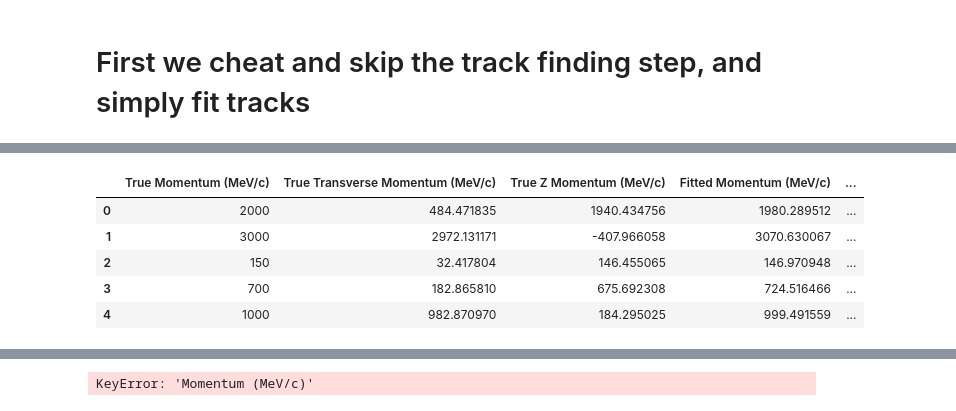
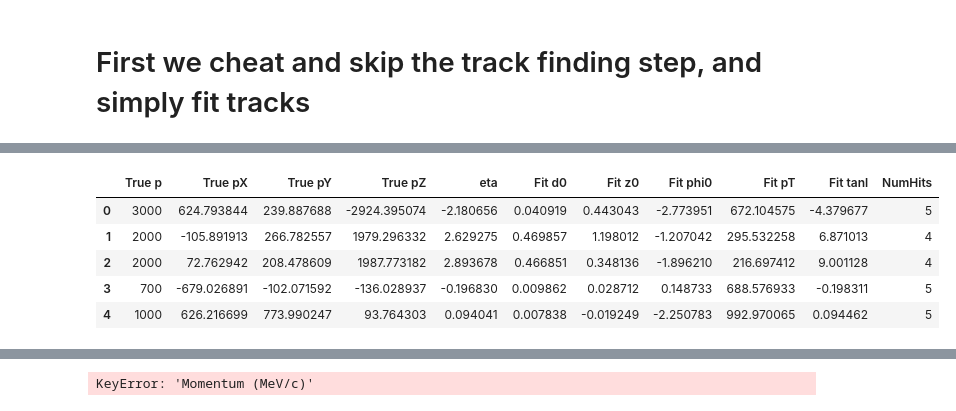
Before and after one commit to P4GAN/B8_Project, a Jupyter notebook: Analysis/track_analysis.ipynb, the cells around one changed output, grey strips where cells are left out. Drawn from its saved outputs; the diff is of its cells as text; code cells hidden in the pictures.

```diff
--- a/Analysis/track_analysis.ipynb
+++ b/Analysis/track_analysis.ipynb
@@ -154,0 +182,12 @@ array([[<Axes: title={'center': 'True Momentum (MeV/c)'}>,
+# %%
+tracks.GetEntry(0)
+x = np.array(tracks.HitPositionX)
+y = np.array(tracks.HitPositionY)
+z = np.array(tracks.HitPositionZ)
+
+xc, yc, R_abs = karamaki_fit(x, y)
+plt.scatter(x, y)
+phi = np.linspace(0, 2 * np.pi, 100)
+plt.plot(xc + R_abs * np.cos(phi), yc + R_abs * np.sin(phi))
+
+print(xc, yc, R_abs)
@@ -155,52 +197,49 @@ array([[<Axes: title={'center': 'True Momentum (MeV/c)'}>,
 # %%
 B = 1.7
 
 cutoff_momentum = 50_000 # 50 MeV
 
 data = []
 
 for i in range(num_tracks):
     tracks.GetEntry(i)
     if tracks.NumHits < 4:
         continue
     x = np.array(tracks.HitPositionX)
     y = np.array(tracks.HitPositionY)
     z = np.array(tracks.HitPositionZ)
-    d0, z0, phi0, fitted_pT_MeV, tanl = fit_helix_2(x, y, z, B)
+    d0, z0, phi0, pT, tanl = fit_helix_2(x, y, z, B)
 
-    fitted_pZ = tanl * fitted_pT_MeV
-    fitted_p = np.sqrt(fitted_pT_MeV ** 2 + fitted_pZ ** 2)
+    fitted_pZ = tanl * fitted_pT
+    fitted_p = np.sqrt(fitted_pT ** 2 + fitted_pZ ** 2)
 
     pX, pY, pZ = tracks.MomentumX, tracks.MomentumY, tracks.MomentumZ
     p = np.sqrt(pX ** 2 + pY ** 2 + pZ ** 2)
-    pT = np.sqrt(pX ** 2 + pY ** 2)
     eta = np.arctanh(pZ / p)
-
-    delta_p = (fitted_p - p) / p
-    delta_pT = (fitted_pT - pT) / pT
-
-    error = RMSE(x, y, z, x_c, y_c, z0, fitted_pZ, fitted_pT, R)
 
     if fitted_p > cutoff_momentum:
         continue
 
     data.append({
-        "True Momentum (MeV/c)": round(p),
-        "True Transverse Momentum (MeV/c)": pT,
-        "True Z Momentum (MeV/c)": pZ,
-        "Fitted Momentum (MeV/c)": fitted_p,
-        "Fitted Transverse Momentum (MeV/c)": fitted_pT,
-        "Fitted Z Momentum (MeV/c)": fitted_pZ,
-        "Pseudorapidity": eta,
-        "DCA (mm)": d0
+        "True p": round(p),
+        "True pX": pX,
+        "True pY": pY,
+        "True pZ": pZ,
+        "eta": eta,
+        "Fit d0": d0,
+        "Fit z0": z0,
+        "Fit phi0": phi0,
+        "Fit pT": pT,
+        "Fit tanl": tanl,
+        "NumHits": tracks.NumHits
     })
 
 df2 = pd.DataFrame(data)
 df2.head()
 # %% [output]
-|  | True Momentum (MeV/c) | True Transverse Momentum (MeV/c) | True Z Momentum (MeV/c) | Fitted Momentum (MeV/c) | ... |
-| 0 | 2000 | 484.471835 | 1940.434756 | 1980.289512 | ... |
-| 1 | 3000 | 2972.131171 | -407.966058 | 3070.630067 | ... |
-| 2 | 150 | 32.417804 | 146.455065 | 146.970948 | ... |
-| 3 | 700 | 182.865810 | 675.692308 | 724.516466 | ... |
-| 4 | 1000 | 982.870970 | 184.295025 | 999.491559 | ... |
+|  | True p | True pX | True pY | True pZ | eta | Fit d0 | Fit z0 | Fit phi0 | Fit pT | Fit tanl | NumHits |
+| 0 | 3000 | 624.793844 | 239.887688 | -2924.395074 | -2.180656 | 0.040919 | 0.443043 | -2.773951 | 672.104575 | -4.379677 | 5 |
+| 1 | 2000 | -105.891913 | 266.782557 | 1979.296332 | 2.629275 | 0.469857 | 1.198012 | -1.207042 | 295.532258 | 6.871013 | 4 |
+| 2 | 2000 | 72.762942 | 208.478609 | 1987.773182 | 2.893678 | 0.466851 | 0.348136 | -1.896210 | 216.697412 | 9.001128 | 4 |
+| 3 | 700 | -679.026891 | -102.071592 | -136.028937 | -0.196830 | 0.009862 | 0.028712 | 0.148733 | 688.576933 | -0.198311 | 5 |
+| 4 | 1000 | 626.216699 | 773.990247 | 93.764303 | 0.094041 | 0.007838 | -0.019249 | -2.250783 | 992.970065 | 0.094462 | 5 |
```
Also changed, not shown: parts of 27 cells of this notebook.
